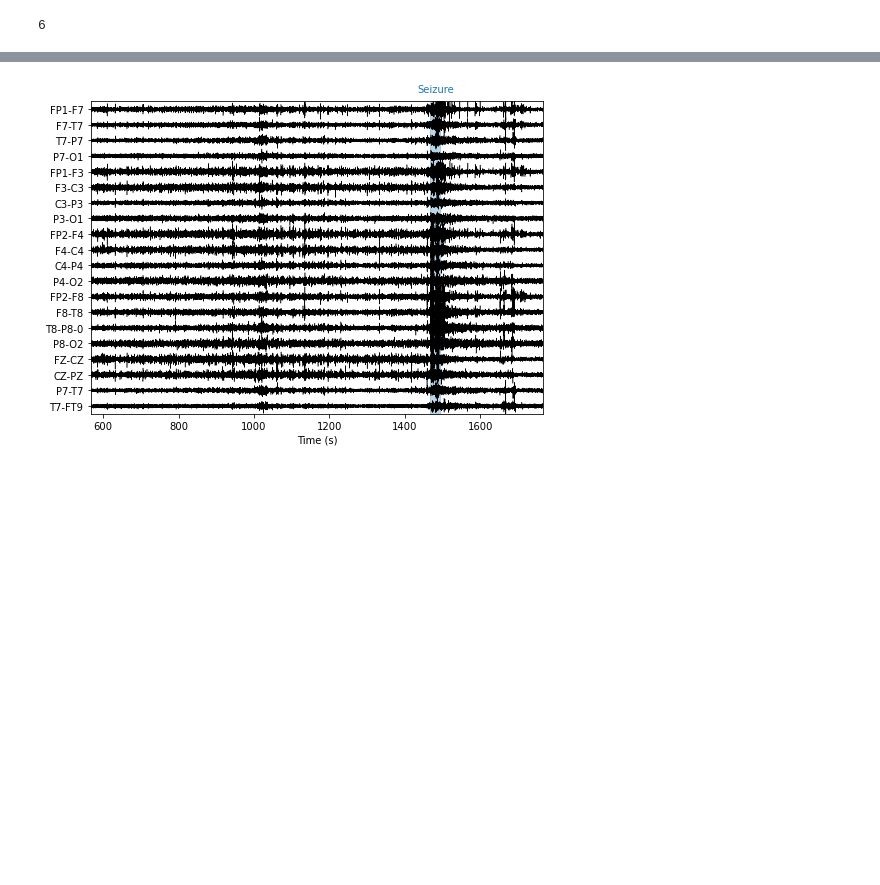
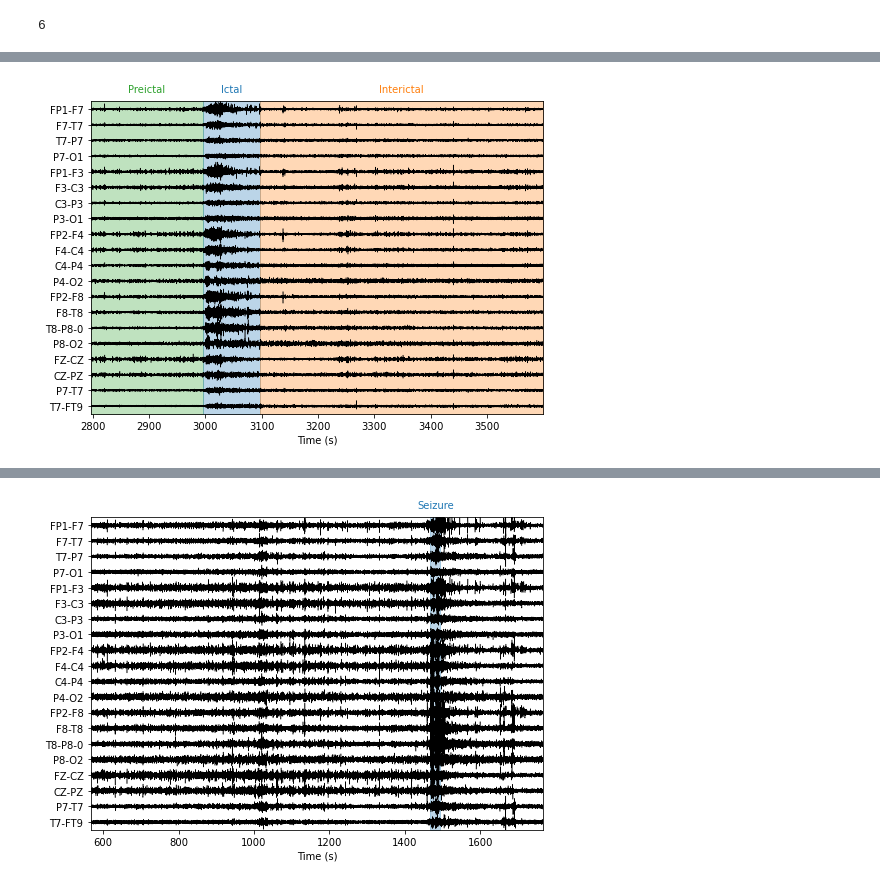
Before and after one commit to samisnotinsane/chbmit-seizure-prediction, a Jupyter notebook: feature_extraction/chb01_preictal_AR.ipynb, the cells around one changed output, grey strips where cells are left out. Cells and saved outputs as stored; diff of their text form; code cells hidden in the pictures; blank space fills up the shorter version.

```diff
--- a/feature_extraction/chb01_preictal_AR.ipynb
+++ b/feature_extraction/chb01_preictal_AR.ipynb
@@ -63,3 +113,8 @@ raws[5].set_annotations(mne.Annotations(1862, 101, 'Seizure'));
+# %%
+fig = raws[0].plot(start=2996-200, duration=900*4, **plot_kwargs);
+fig.savefig(figroot + preictal_files[0].split('/')[-1].split('.')[0] + '_phase_transition_example' + '.pdf')
+# %% [output]
+[figure, added]
 # %%
 fig = raws[0].plot(start=2096, duration=900+300, **plot_kwargs);
 # fig.savefig(figroot + preictal_files[0].split('/')[-1].split('.')[0] + '.pdf')
```
Also changed, not shown: parts of 6 cells of this notebook, 13 other files.
